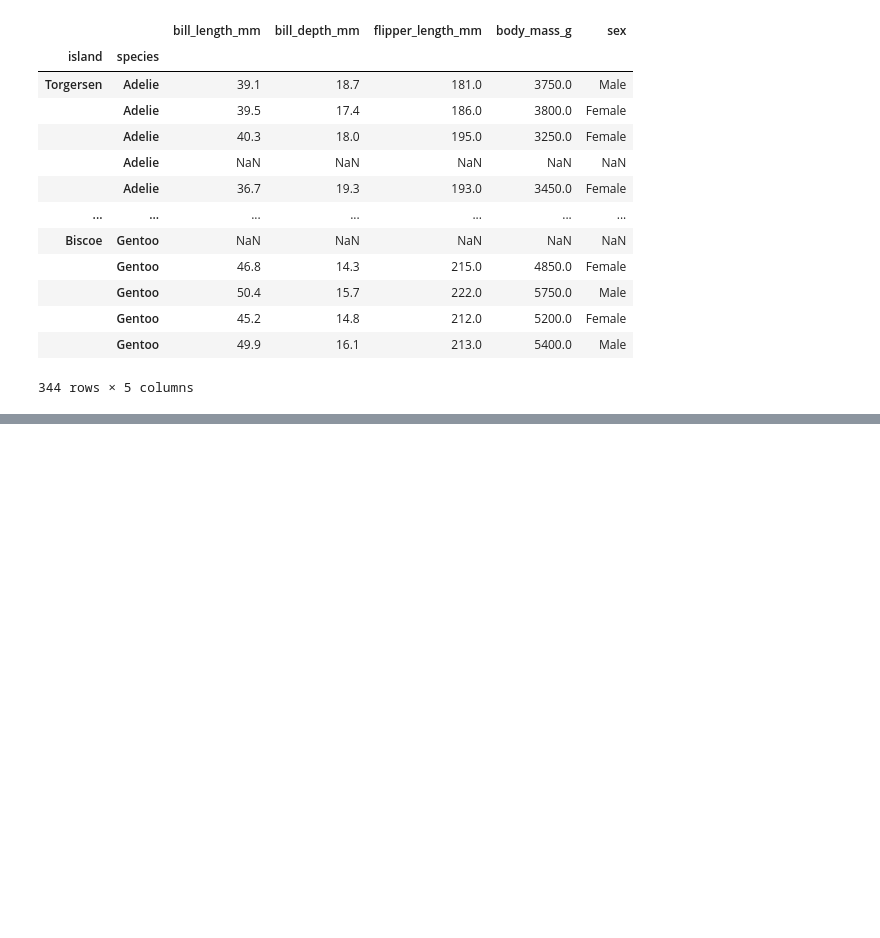
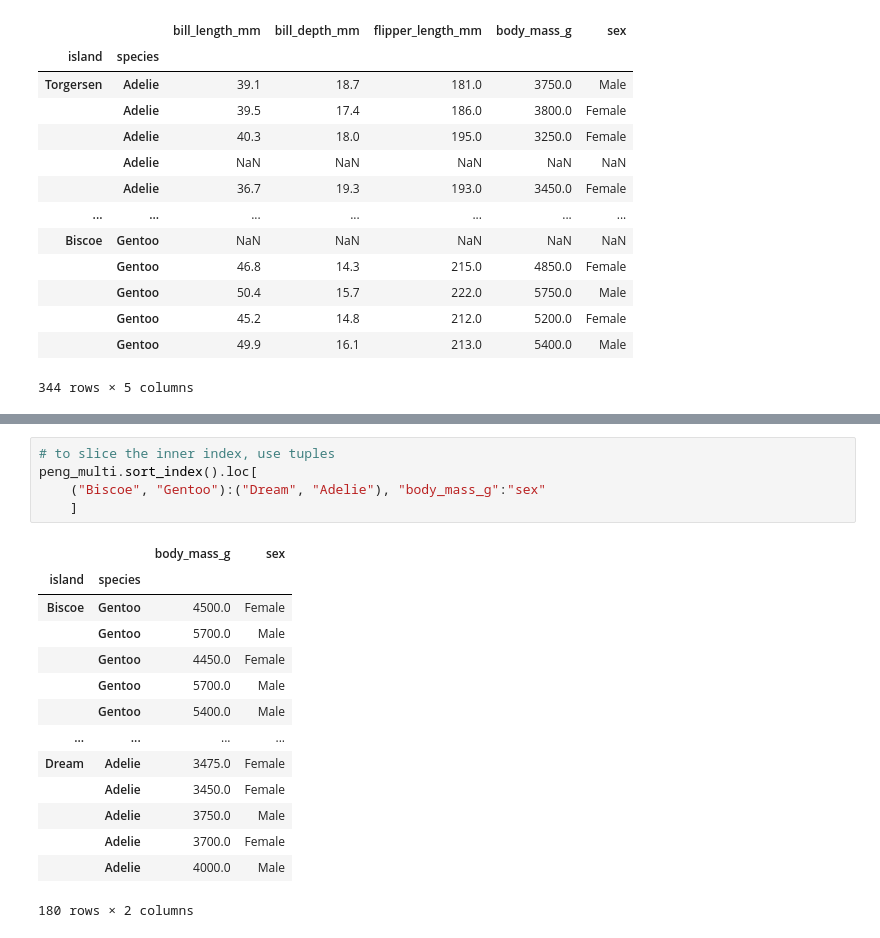
Before and after one commit to r-leyshon/py-pandas, a Jupyter notebook: data-manipulation/03-df-indexing.ipynb, the cells around one changed output, grey strips where cells are left out. Cells and saved outputs as stored; diff of their text form; blank space fills up the shorter version.

```diff
--- a/data-manipulation/03-df-indexing.ipynb
+++ b/data-manipulation/03-df-indexing.ipynb
@@ -151,0 +172,20 @@ peng_multi.sort_index(level=["island", "species"], ascending=[False, True])
+# %%
+# to slice the inner index, use tuples
+peng_multi.sort_index().loc[
+    ("Biscoe", "Gentoo"):("Dream", "Adelie"), "body_mass_g":"sex"
+    ]
+# %% [output]
+|  |  | body_mass_g | sex |
+| island | species |  |  |
+| Biscoe | Gentoo | 4500.0 | Female |
+|  | Gentoo | 5700.0 | Male |
+|  | Gentoo | 4450.0 | Female |
+|  | Gentoo | 5700.0 | Male |
+|  | Gentoo | 5400.0 | Male |
+| ... | ... | ... | ... |
+| Dream | Adelie | 3475.0 | Female |
+|  | Adelie | 3450.0 | Female |
+|  | Adelie | 3750.0 | Male |
+|  | Adelie | 3700.0 | Female |
+|  | Adelie | 4000.0 | Male |
+180 rows × 2 columns
```
Also changed, not shown: parts of 3 cells of this notebook.
